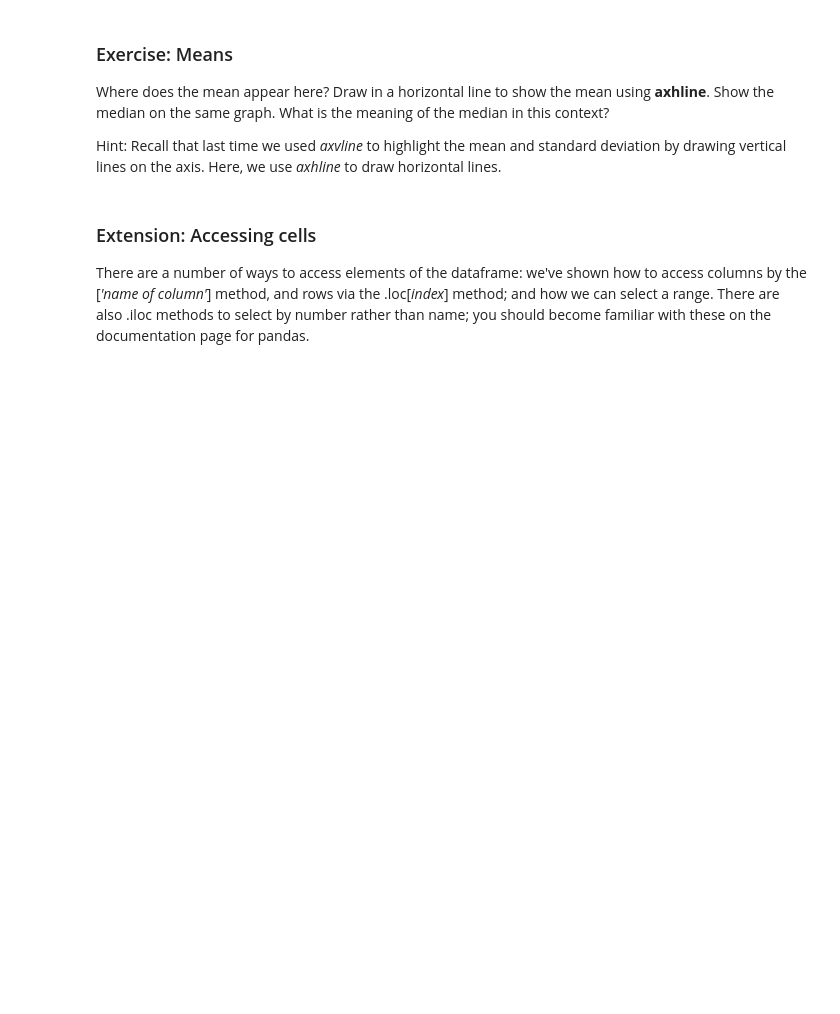
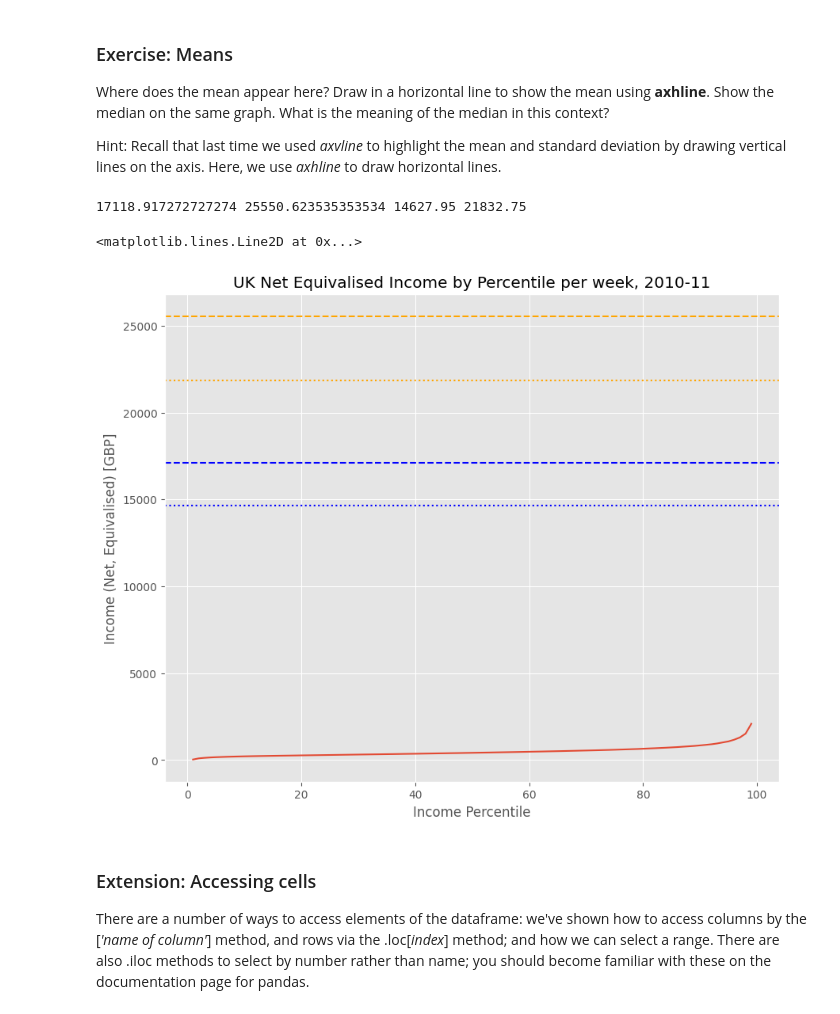
Before and after one commit to yizhenhanucl/QM2, a Jupyter notebook: notebooks/W02. Pandas.ipynb, the cells around one changed output. Drawn from its saved outputs; the diff is of its cells as text; code cells hidden in the pictures; blank space fills up the shorter version.

```diff
--- a/notebooks/W02. Pandas.ipynb
+++ b/notebooks/W02. Pandas.ipynb
@@ -223,6 +219,35 @@ We see a curve that is pretty linear in the middle region, but curves rapidly up
 Where does the mean appear here? Draw in a horizontal line to show the mean using **axhline**. Show the median on the same graph. What is the meaning of the median in this context?
 
 Hint: Recall that last time we used *axvline* to highlight the mean and standard deviation by drawing vertical lines on the axis. Here, we use *axhline* to draw horizontal lines.
+# %%
+# cleaning, converting strings:
+#income['Single adult'] = income['Single adult'].str.replace(',', '').astype(float)
+#income['Childless couple, annual income'] = income['Childless couple, annual income'].str.replace(',', '').astype(float)
+
+mean_single = income['Single adult'].mean()
+mean_couple = income['Childless couple, annual income'].mean()
+median_single = income['Single adult'].median()
+median_couple = income['Childless couple, annual income'].median()
+print(mean_single, mean_couple, median_single, median_couple)
+
+#change to different column
+# %% [output]
+17118.917272727274 25550.623535353534 14627.95 21832.75
+# %%
+# adding onto graph:
+
+income['Net equivalised household income in 2010-11, week'].plot()
+plt.title('UK Net Equivalised Income by Percentile per week, 2010-11')
+plt.xlabel('Income Percentile')
+plt.ylabel('Income (Net, Equivalised) [GBP]')
+
+plt.axhline(mean_single, color='blue', linestyle='--')
+plt.axhline(mean_couple, color='orange', linestyle='--')
+plt.axhline(median_single, color='blue', linestyle=':')
+plt.axhline(median_couple, color='orange', linestyle=':')
+# %% [output]
+<matplotlib.lines.Line2D at 0x...>
+[figure, added]
 # %% [markdown]
 ### Extension: Accessing cells
 
```
Also changed, not shown: parts of 9 cells of this notebook.
